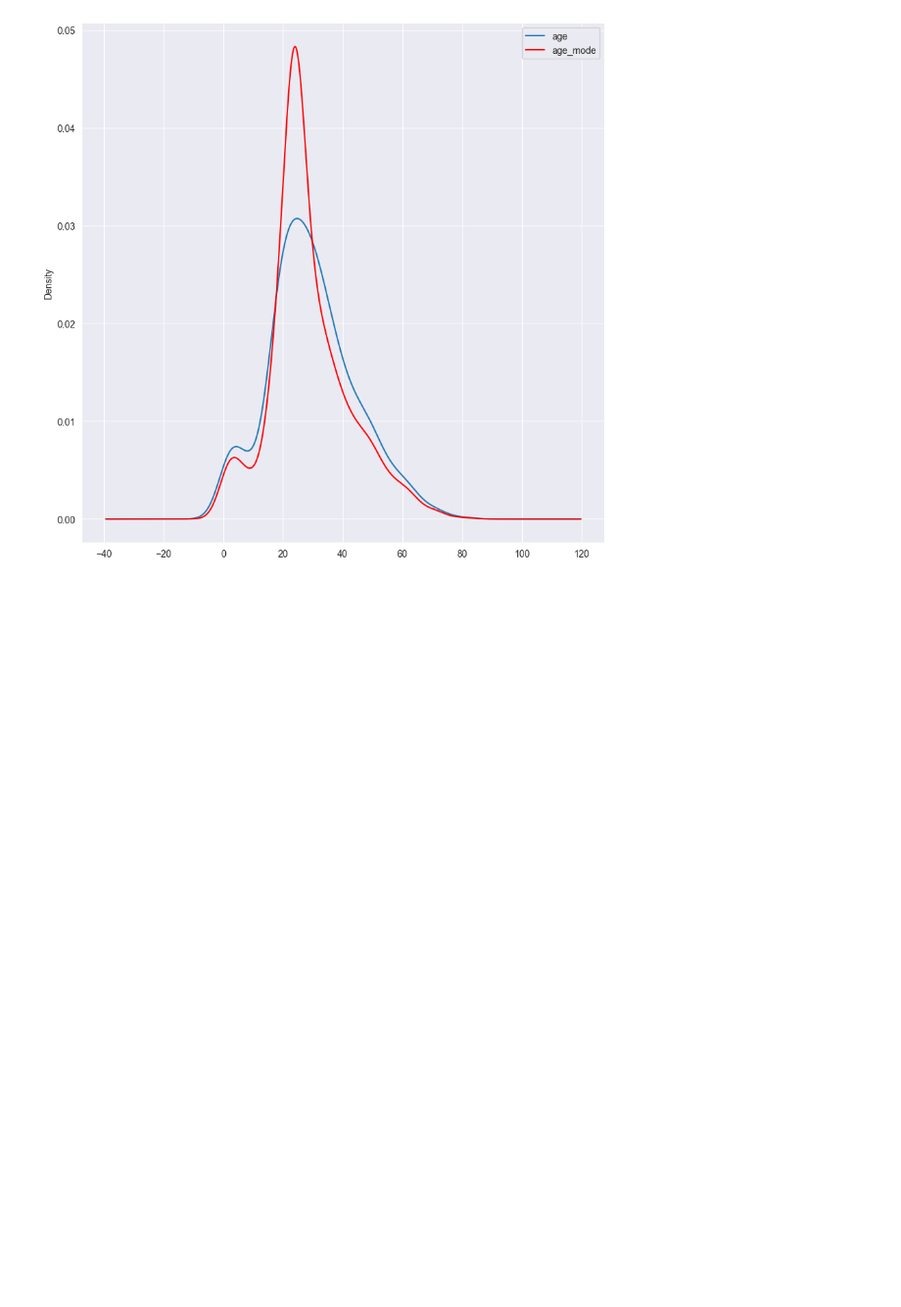
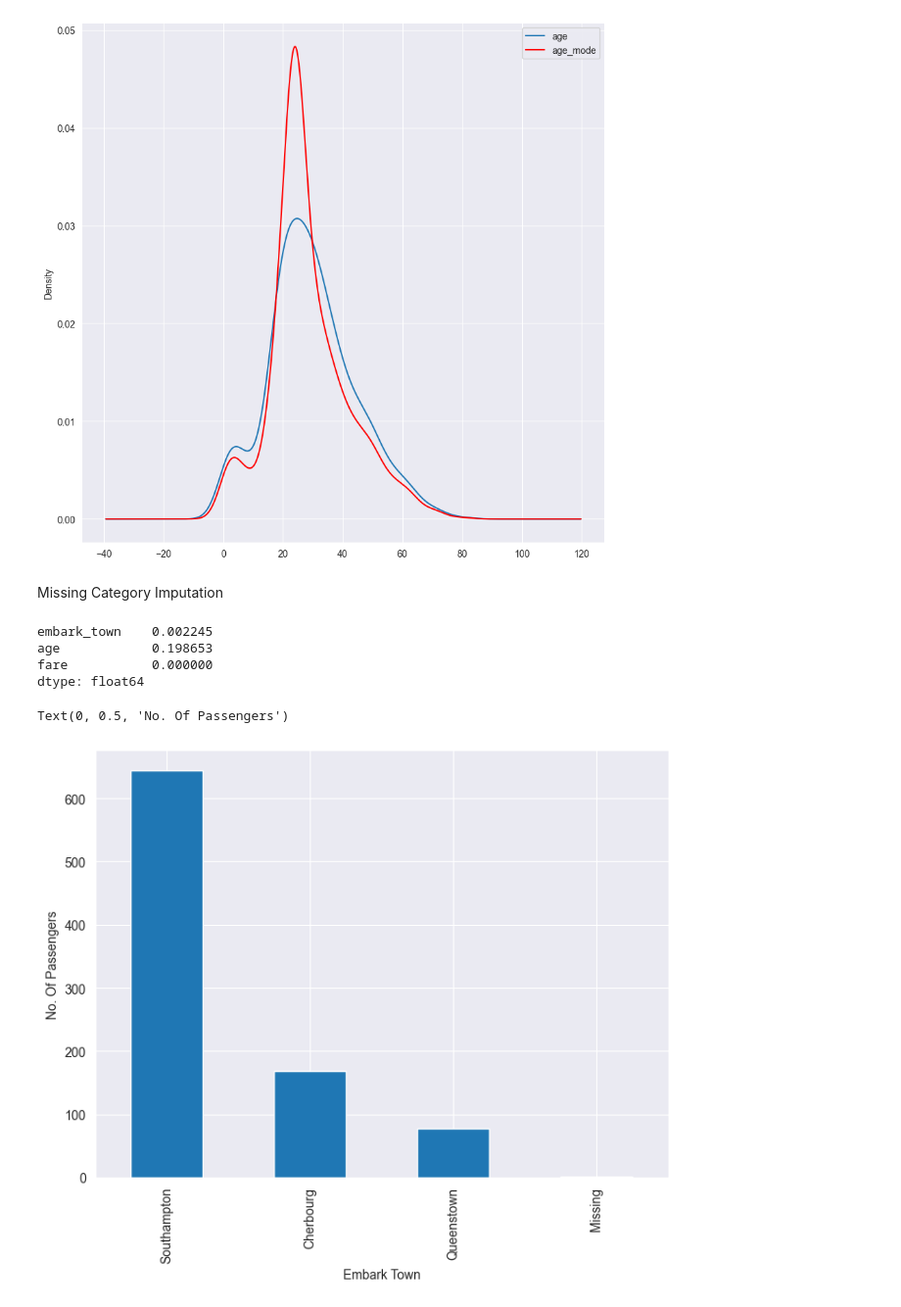
Before and after one commit to KennedyMungai/pandas_refresher, a Jupyter notebook: pandas_refresher_2.ipynb, the cells around one changed output. Shown at 98% size. Saved outputs shown, nothing was run; the diff lists cells and outputs as text; code cells hidden in the pictures; blank space fills up the shorter version.

Commit message:
Categorical imputation

```diff
--- a/pandas_refresher_2.ipynb
+++ b/pandas_refresher_2.ipynb
@@ -62,3 +62,27 @@ ax.legend(lines, labels, loc='best')
 # %% [output]
 <matplotlib.legend.Legend at 0x...>
 [figure]
+# %% [markdown]
+<p>Missing Category Imputation</p>
+# %%
+plt.rcParams['figure.figsize'] = [8, 6]
+sns.set_style('darkgrid')
+
+titanic_data = sns.load_dataset('titanic')
+titanic_data = titanic_data[['embark_town', 'age', 'fare']]
+titanic_data.head()
+titanic_data.isnull().mean()
+# %% [output]
+embark_town    0.002245
+age            0.198653
+fare           0.000000
+dtype: float64
+# %%
+titanic_data.embark_town.fillna('Missing', inplace=True)
+# %%
+titanic_data.embark_town.value_counts().sort_values(ascending=False).plot(kind='bar')
+plt.xlabel('Embark Town')
+plt.ylabel('No. Of Passengers')
+# %% [output]
+Text(0, 0.5, 'No. Of Passengers')
+[figure, added]
```
